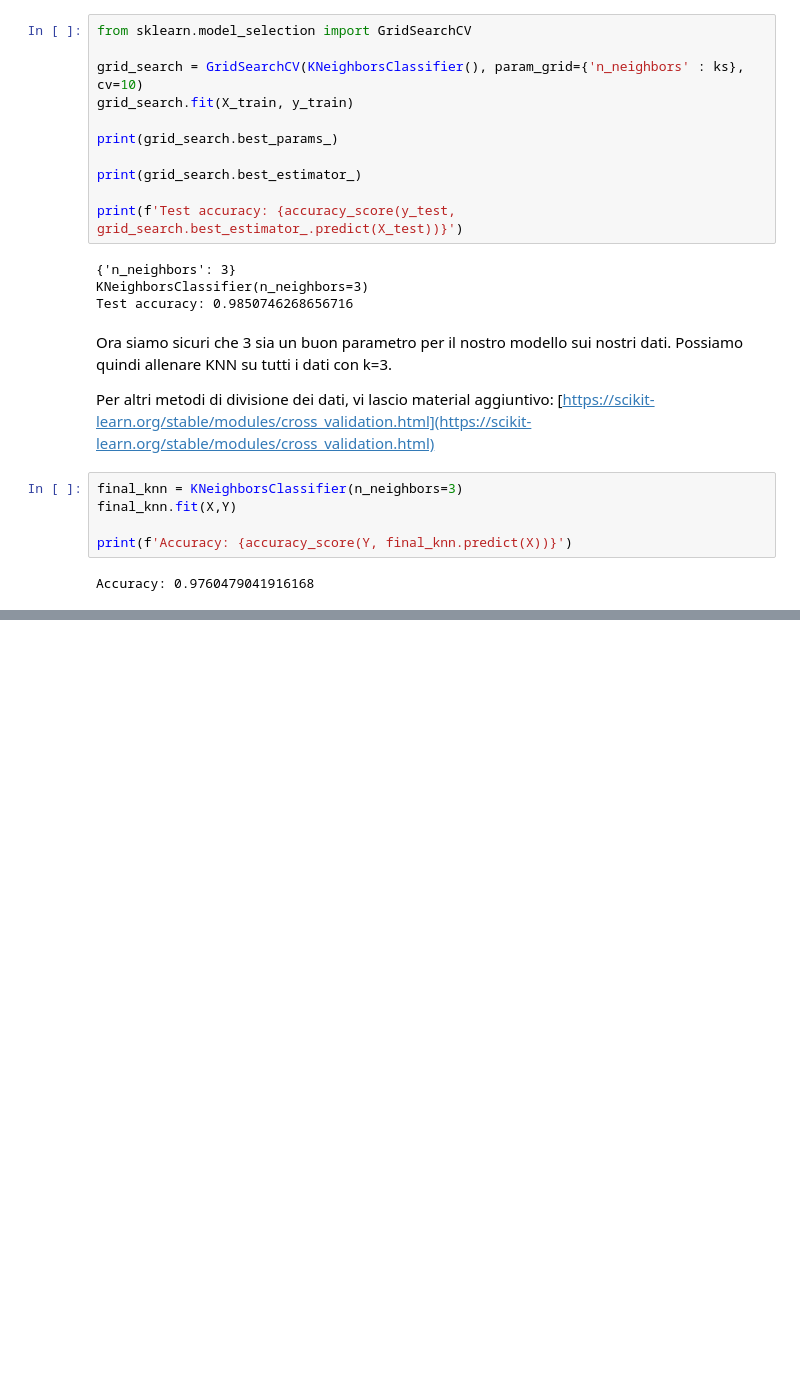
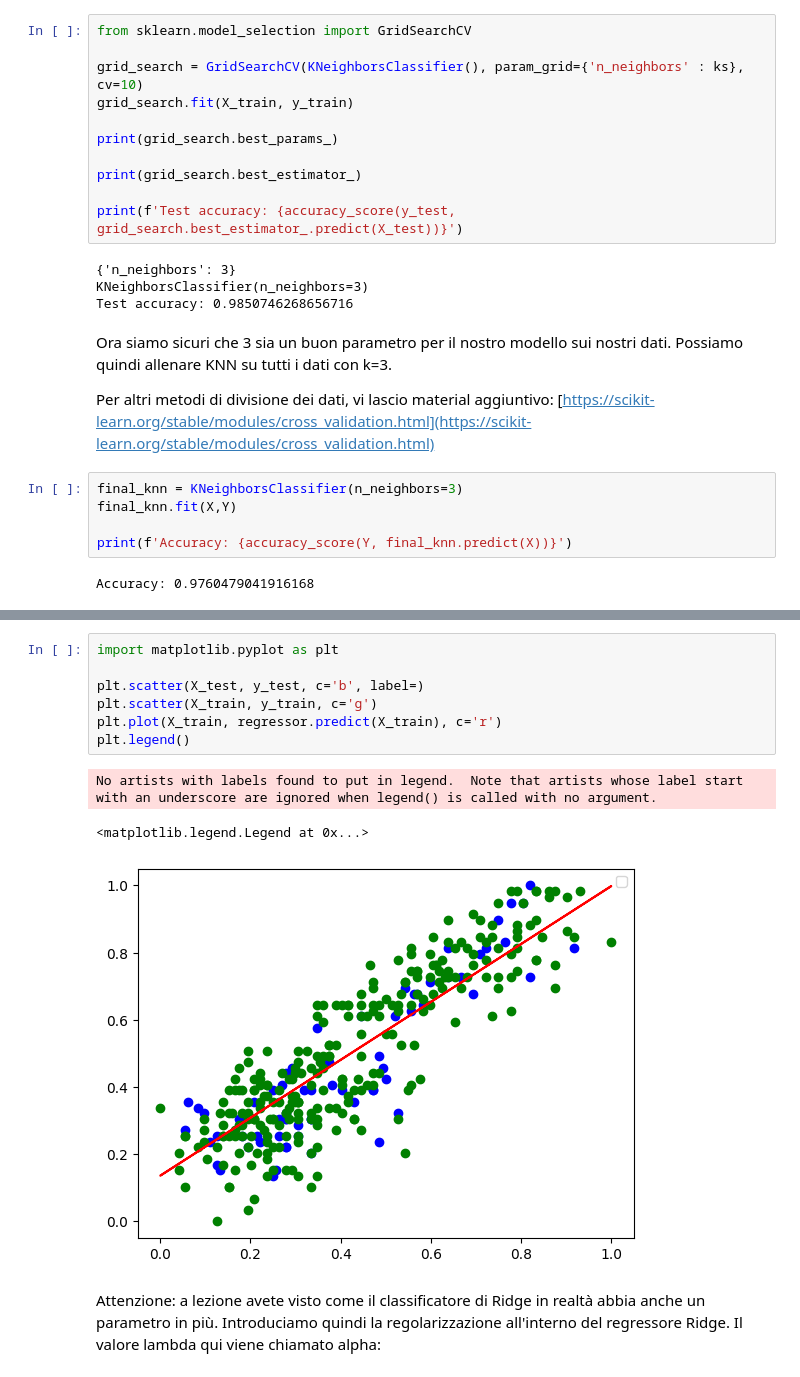
Before and after one commit to zangobot/BusinessAnalytics_TeachingMaterial, a Jupyter notebook: Esercitazione 3 - Validazione e Regolarizzazione.ipynb, the cells around one changed output, grey strips where cells are left out. Saved outputs shown, nothing was run; the diff lists cells and outputs as text; blank space fills up the shorter version.

```diff
--- a/Esercitazione 3 - Validazione e Regolarizzazione.ipynb
+++ b/Esercitazione 3 - Validazione e Regolarizzazione.ipynb
@@ -178,0 +226,15 @@ Accuracy: 0.9760479041916168
+# %%
+import matplotlib.pyplot as plt
+
+plt.scatter(X_test, y_test, c='b', label=)
+plt.scatter(X_train, y_train, c='g')
+plt.plot(X_train, regressor.predict(X_train), c='r')
+plt.legend()
+# %% [output]
+No artists with labels found to put in legend.  Note that artists whose label start with an underscore are ignored when legend() is called with no argument.
+<matplotlib.legend.Legend at 0x...>
+[figure, added]
+# %% [markdown]
+Attenzione: a lezione avete visto come il classificatore di Ridge in realtà abbia anche un parametro in più.
+Introduciamo quindi la regolarizzazione all'interno del regressore Ridge.
+Il valore lambda qui viene chiamato alpha:
```
Also changed, not shown: parts of 10 cells of this notebook.
